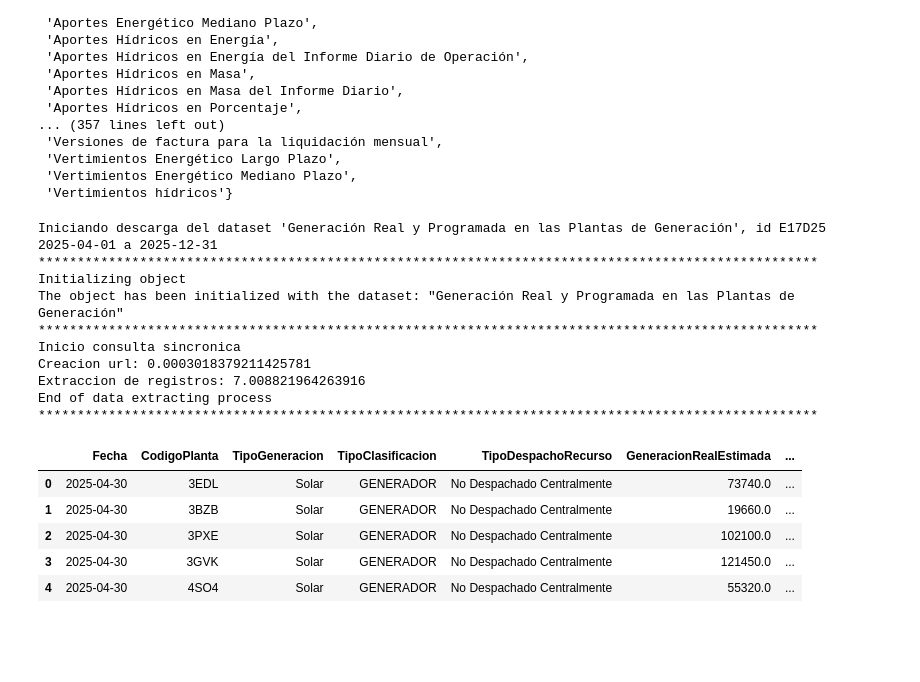
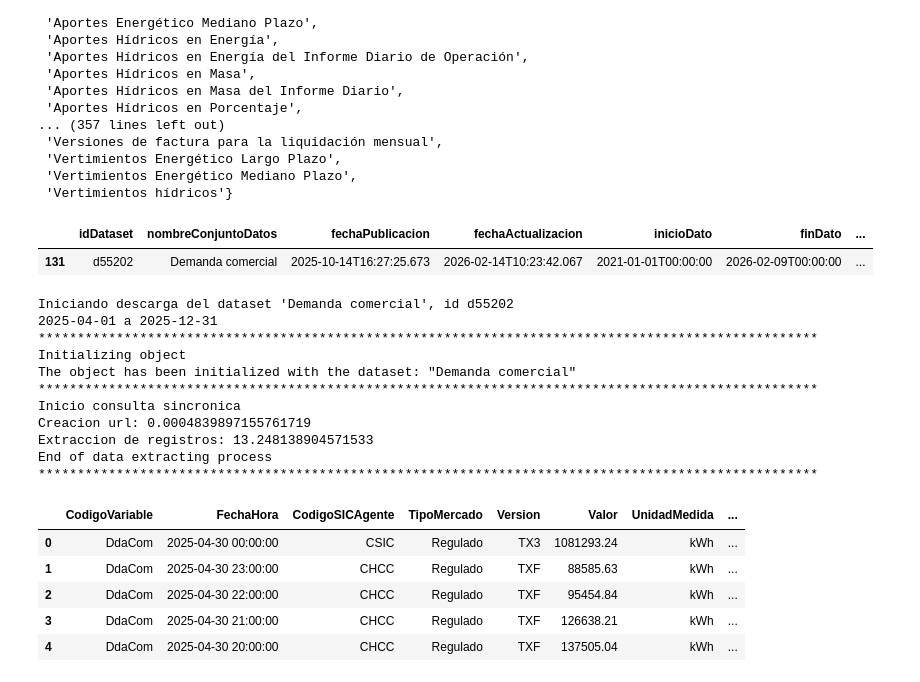
Before and after one commit to shaka03/bot_futuros, a Jupyter notebook: notebooks/Derivex_Spot.ipynb, the cells around one changed output. Saved outputs shown, nothing was run; the diff lists cells and outputs as text; code cells hidden in the pictures; blank space fills up the shorter version.

Commit message:
agregar demanda comprador

```diff
--- a/notebooks/Derivex_Spot.ipynb
+++ b/notebooks/Derivex_Spot.ipynb
@@ -35,9 +35,15 @@ set(df_cat["nombreConjuntoDatos"])
  'Vertimientos Energético Largo Plazo',
  'Vertimientos Energético Mediano Plazo',
  'Vertimientos hídricos'}
+# %%
+nombre = "Demanda comercial"
+df_cat[df_cat["nombreConjuntoDatos"] == nombre]
+# %% [output]
+|  | idDataset | nombreConjuntoDatos | fechaPublicacion | fechaActualizacion | inicioDato | finDato | ... |
+| 131 | d55202 | Demanda comercial | 2025-10-14T16:27:25.673 | 2026-02-14T10:23:42.067 | 2021-01-01T00:00:00 | 2026-02-09T00:00:00 | ... |
 # %%
 # Descargar
-nombre = "Generación Real y Programada en las Plantas de Generación"
+nombre = "Demanda comercial"
 id_dataset = df_cat[df_cat["nombreConjuntoDatos"] == nombre]["idDataset"].values[0]
 fecha_inicio_str = "2025-04-01"
 fecha_inicio = dt.datetime.strptime(fecha_inicio_str, "%Y-%m-%d")
@@ -47,42 +53,42 @@ list_df = []
 keep = True
 
 print(f"Iniciando descarga del dataset '{nombre}', id {id_dataset}")
 while keep:
         fecha_part = dt.datetime(fecha_inicio.year, 12, 31)
         fecha_part_str = dt.datetime.strftime(fecha_part, "%Y-%m-%d")
         print(f"{fecha_inicio_str} a {fecha_part_str}")
         if fecha_part >= fecha_fin:
             reader = ReadSIMEM(id_dataset, fecha_inicio_str, fecha_fin_str)
             keep = False
         else:
             reader = ReadSIMEM(id_dataset, fecha_inicio_str, fecha_part_str)
 
         df = reader.main(filter=False)
         list_df.append(df)
         del df
 
         fecha_inicio = dt.datetime(fecha_inicio.year + 1, 1, 1)
         fecha_inicio_str = dt.datetime.strftime(fecha_inicio, "%Y-%m-%d")
 
 df = pd.concat(list_df)
 df.head()
 # %% [output]
-Iniciando descarga del dataset 'Generación Real y Programada en las Plantas de Generación', id E17D25
+Iniciando descarga del dataset 'Demanda comercial', id d55202
 2025-04-01 a 2025-12-31
 ****************************************************************************************************
 Initializing object
-The object has been initialized with the dataset: "Generación Real y Programada en las Plantas de Generación"
+The object has been initialized with the dataset: "Demanda comercial"
 ****************************************************************************************************
 Inicio consulta sincronica
-Creacion url: 0.0003018379211425781
-Extraccion de registros: 7.008821964263916
+Creacion url: 0.0004839897155761719
+Extraccion de registros: 13.248138904571533
 End of data extracting process
 ****************************************************************************************************
-|  | Fecha | CodigoPlanta | TipoGeneracion | TipoClasificacion | TipoDespachoRecurso | GeneracionRealEstimada | ... |
-| 0 | 2025-04-30 | 3EDL | Solar | GENERADOR | No Despachado Centralmente | 73740.0 | ... |
-| 1 | 2025-04-30 | 3BZB | Solar | GENERADOR | No Despachado Centralmente | 19660.0 | ... |
-| 2 | 2025-04-30 | 3PXE | Solar | GENERADOR | No Despachado Centralmente | 102100.0 | ... |
-| 3 | 2025-04-30 | 3GVK | Solar | GENERADOR | No Despachado Centralmente | 121450.0 | ... |
-| 4 | 2025-04-30 | 4SO4 | Solar | GENERADOR | No Despachado Centralmente | 55320.0 | ... |
+|  | CodigoVariable | FechaHora | CodigoSICAgente | TipoMercado | Version | Valor | UnidadMedida | ... |
+| 0 | DdaCom | 2025-04-30 00:00:00 | CSIC | Regulado | TX3 | 1081293.24 | kWh | ... |
+| 1 | DdaCom | 2025-04-30 23:00:00 | CHCC | Regulado | TXF | 88585.63 | kWh | ... |
+| 2 | DdaCom | 2025-04-30 22:00:00 | CHCC | Regulado | TXF | 95454.84 | kWh | ... |
+| 3 | DdaCom | 2025-04-30 21:00:00 | CHCC | Regulado | TXF | 126638.21 | kWh | ... |
+| 4 | DdaCom | 2025-04-30 20:00:00 | CHCC | Regulado | TXF | 137505.04 | kWh | ... |
 # %%
 df
```
Also changed, not shown: 6 other files.
